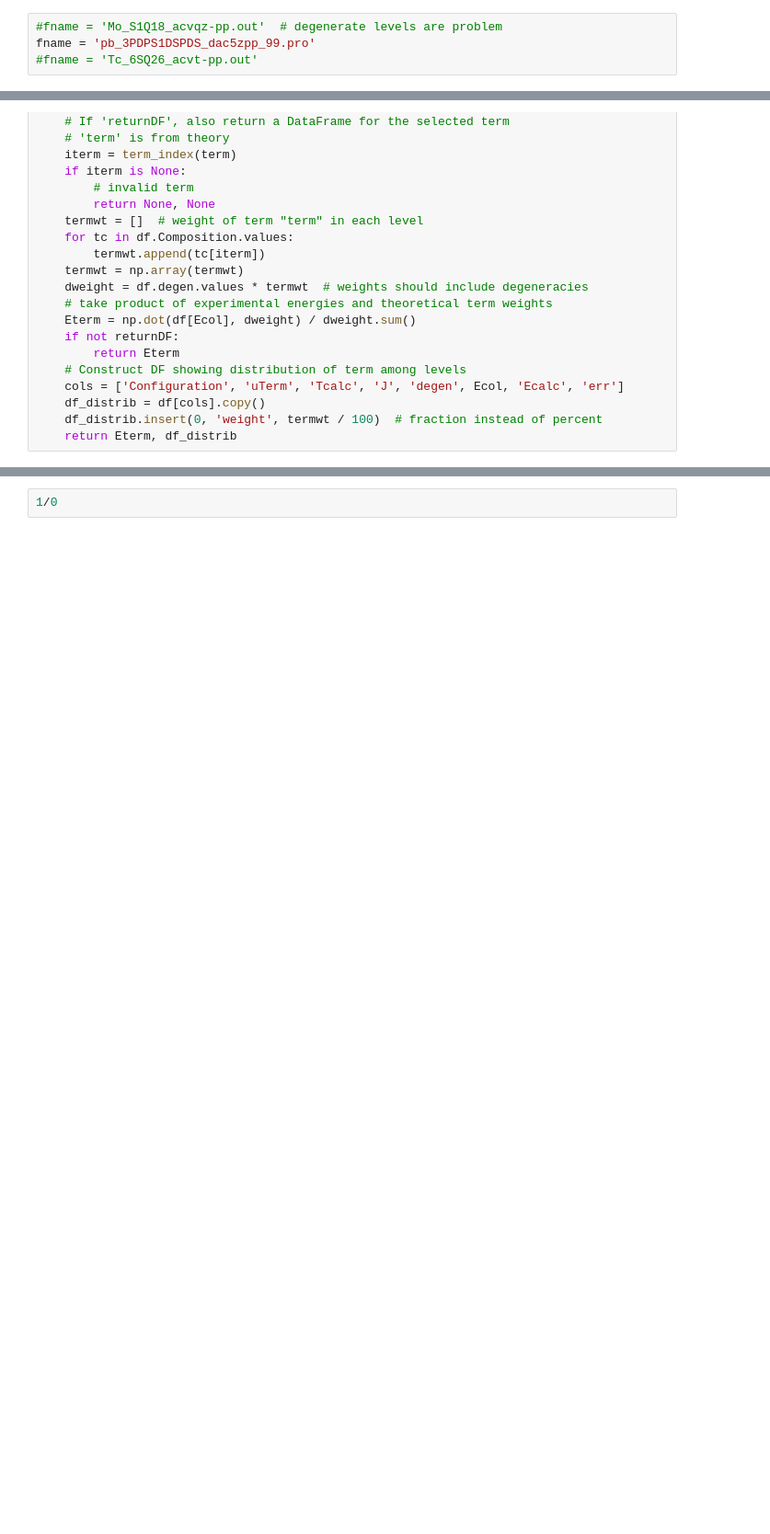
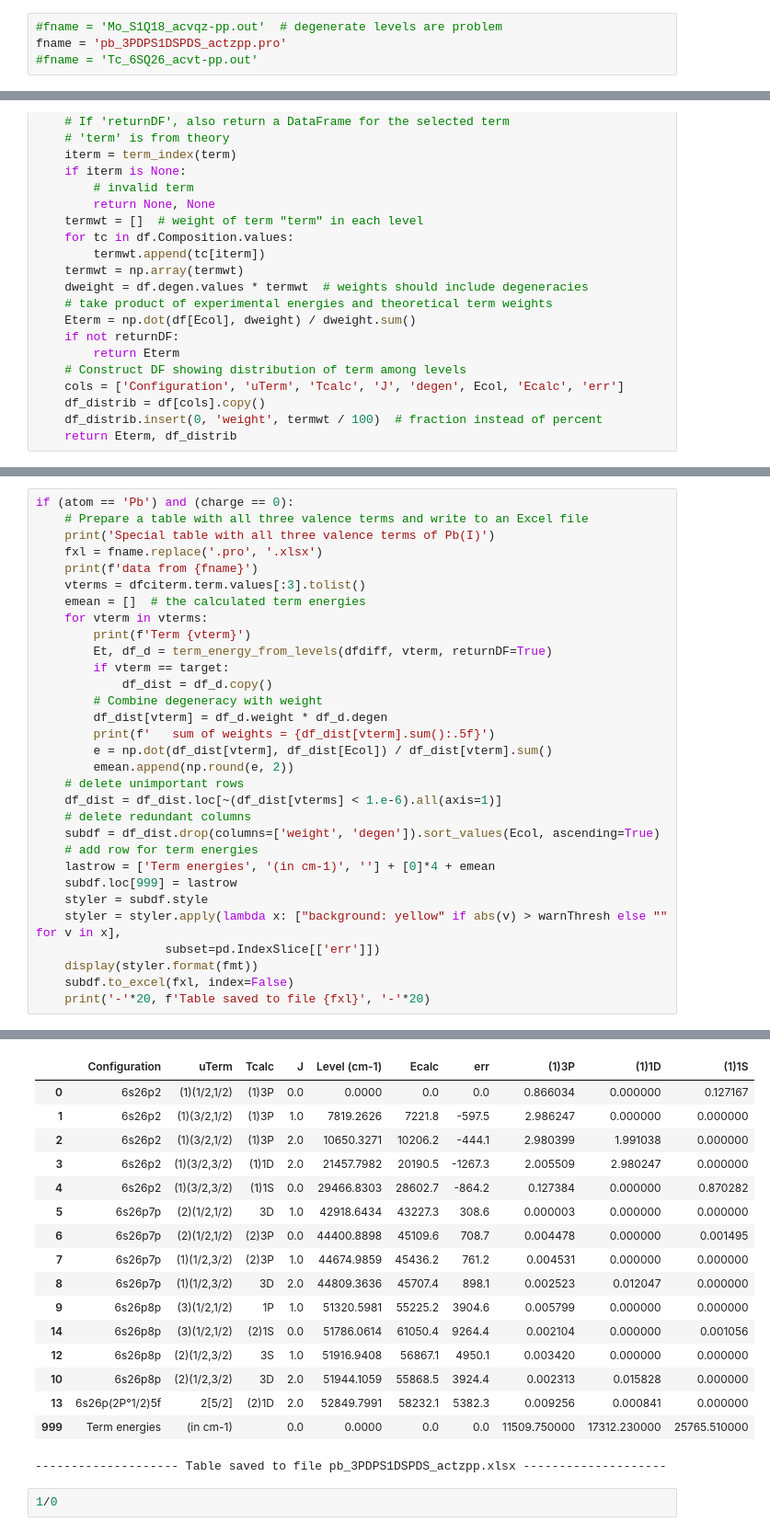
Before and after one commit to kkinist/atomic_SOC, a Jupyter notebook: atomic_soc9.ipynb, the cells around one changed output, grey strips where cells are left out. Shown at 92% size. Cells and saved outputs as stored; diff of their text form; blank space fills up the shorter version.

```diff
--- a/atomic_soc9.ipynb
+++ b/atomic_soc9.ipynb
@@ -36,7 +36,7 @@ fmt['weight'] = '{:.6f}'
 ### Specify Molpro SO-CI output file
 # %%
 #fname = 'Mo_S1Q18_acvqz-pp.out'  # degenerate levels are problem
-fname = 'pb_3PDPS1DSPDS_dac5zpp_99.pro'
+fname = 'pb_3PDPS1DSPDS_actzpp.pro'
 #fname = 'Tc_6SQ26_acvt-pp.out'
 # %%
 # my atom subdirectory names look like "Ar_I" (for neutral argon)
@@ -1370,0 +1769,32 @@ if True:
+# %%
+if (atom == 'Pb') and (charge == 0):
+    # Prepare a table with all three valence terms and write to an Excel file
+    print('Special table with all three valence terms of Pb(I)')
+    fxl = fname.replace('.pro', '.xlsx')
+    print(f'data from {fname}')
+    vterms = dfciterm.term.values[:3].tolist()
+    emean = []  # the calculated term energies
+    for vterm in vterms:
+        print(f'Term {vterm}')
+        Et, df_d = term_energy_from_levels(dfdiff, vterm, returnDF=True)
+        if vterm == target:
+            df_dist = df_d.copy()
+        # Combine degeneracy with weight
+        df_dist[vterm] = df_d.weight * df_d.degen
+        print(f'   sum of weights = {df_dist[vterm].sum():.5f}')
+        e = np.dot(df_dist[vterm], df_dist[Ecol]) / df_dist[vterm].sum()
+        emean.append(np.round(e, 2))
+    # delete unimportant rows
+    df_dist = df_dist.loc[~(df_dist[vterms] < 1.e-6).all(axis=1)]
+    # delete redundant columns
+    subdf = df_dist.drop(columns=['weight', 'degen']).sort_values(Ecol, ascending=True)
+    # add row for term energies
+    lastrow = ['Term energies', '(in cm-1)', ''] + [0]*4 + emean
+    subdf.loc[999] = lastrow
+    styler = subdf.style
+    styler = styler.apply(lambda x: ["background: yellow" if abs(v) > warnThresh else "" for v in x],
+                  subset=pd.IndexSlice[['err']])
+    display(styler.format(fmt))
+    subdf.to_excel(fxl, index=False)
+    print('-'*20, f'Table saved to file {fxl}', '-'*20)
+# %% [output]
@@ -1371,3 +1809,20 @@ if True:
+|  | Configuration | uTerm | Tcalc | J | Level (cm-1) | Ecalc | err | (1)3P | (1)1D | (1)1S |
+| 0 | 6s26p2 | (1)(1/2,1/2) | (1)3P | 0.0 | 0.0000 | 0.0 | 0.0 | 0.866034 | 0.000000 | 0.127167 |
+| 1 | 6s26p2 | (1)(3/2,1/2) | (1)3P | 1.0 | 7819.2626 | 7221.8 | -597.5 | 2.986247 | 0.000000 | 0.000000 |
+| 2 | 6s26p2 | (1)(3/2,1/2) | (1)3P | 2.0 | 10650.3271 | 10206.2 | -444.1 | 2.980399 | 1.991038 | 0.000000 |
+| 3 | 6s26p2 | (1)(3/2,3/2) | (1)1D | 2.0 | 21457.7982 | 20190.5 | -1267.3 | 2.005509 | 2.980247 | 0.000000 |
+| 4 | 6s26p2 | (1)(3/2,3/2) | (1)1S | 0.0 | 29466.8303 | 28602.7 | -864.2 | 0.127384 | 0.000000 | 0.870282 |
+| 5 | 6s26p7p | (2)(1/2,1/2) | 3D | 1.0 | 42918.6434 | 43227.3 | 308.6 | 0.000003 | 0.000000 | 0.000000 |
+| 6 | 6s26p7p | (2)(1/2,1/2) | (2)3P | 0.0 | 44400.8898 | 45109.6 | 708.7 | 0.004478 | 0.000000 | 0.001495 |
+| 7 | 6s26p7p | (1)(1/2,3/2) | (2)3P | 1.0 | 44674.9859 | 45436.2 | 761.2 | 0.004531 | 0.000000 | 0.000000 |
+| 8 | 6s26p7p | (1)(1/2,3/2) | 3D | 2.0 | 44809.3636 | 45707.4 | 898.1 | 0.002523 | 0.012047 | 0.000000 |
+| 9 | 6s26p8p | (3)(1/2,1/2) | 1P | 1.0 | 51320.5981 | 55225.2 | 3904.6 | 0.005799 | 0.000000 | 0.000000 |
+| 14 | 6s26p8p | (3)(1/2,1/2) | (2)1S | 0.0 | 51786.0614 | 61050.4 | 9264.4 | 0.002104 | 0.000000 | 0.001056 |
+| 12 | 6s26p8p | (2)(1/2,3/2) | 3S | 1.0 | 51916.9408 | 56867.1 | 4950.1 | 0.003420 | 0.000000 | 0.000000 |
+| 10 | 6s26p8p | (2)(1/2,3/2) | 3D | 2.0 | 51944.1059 | 55868.5 | 3924.4 | 0.002313 | 0.015828 | 0.000000 |
+| 13 | 6s26p(2P°1/2)5f | 2[5/2] | (2)1D | 2.0 | 52849.7991 | 58232.1 | 5382.3 | 0.009256 | 0.000841 | 0.000000 |
+| 999 | Term energies | (in cm-1) |  | 0.0 | 0.0000 | 0.0 | 0.0 | 11509.750000 | 17312.230000 | 25765.510000 |
+-------------------- Table saved to file pb_3PDPS1DSPDS_actzpp.xlsx --------------------
 # %%
 1/0
 # %%
```
Also changed, not shown: parts of 39 cells of this notebook.
